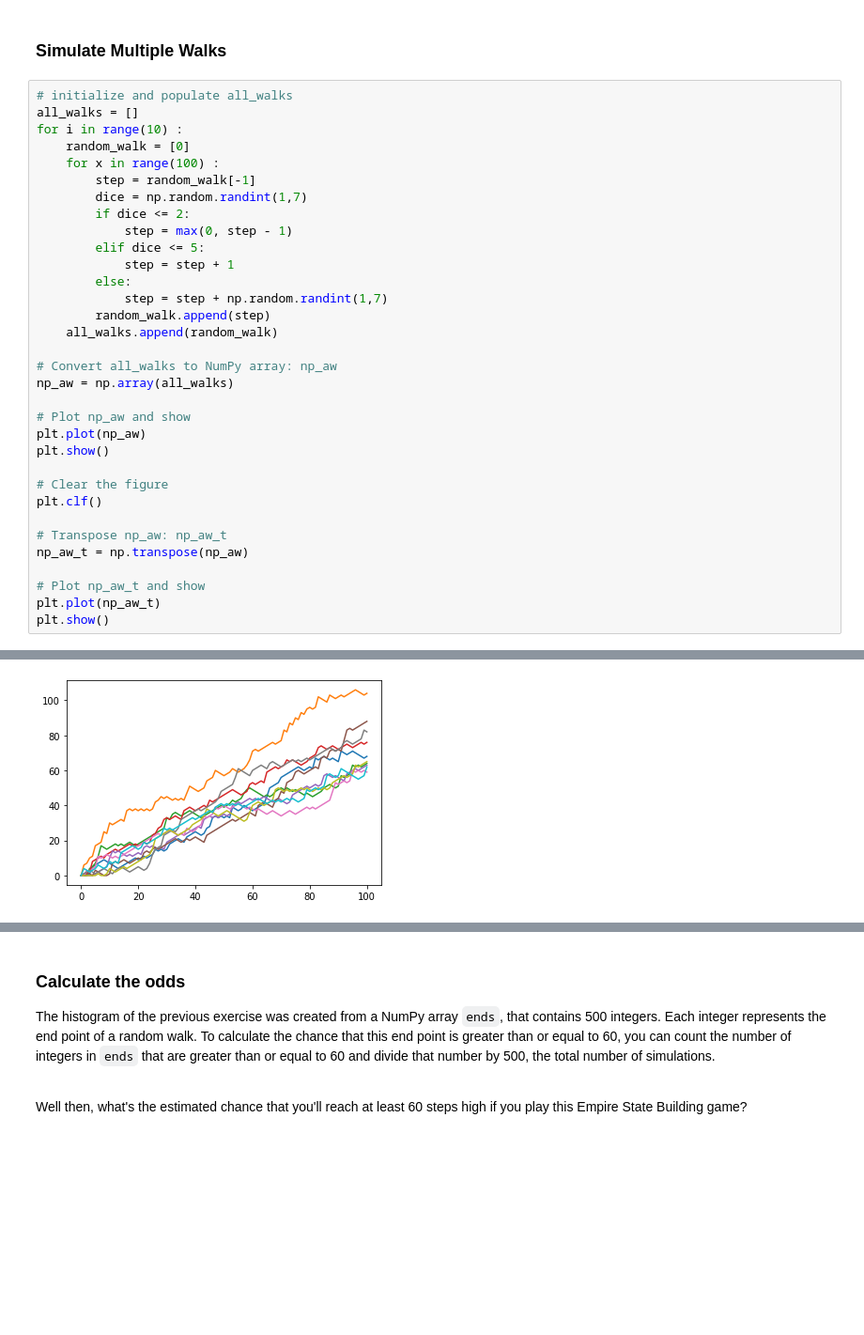
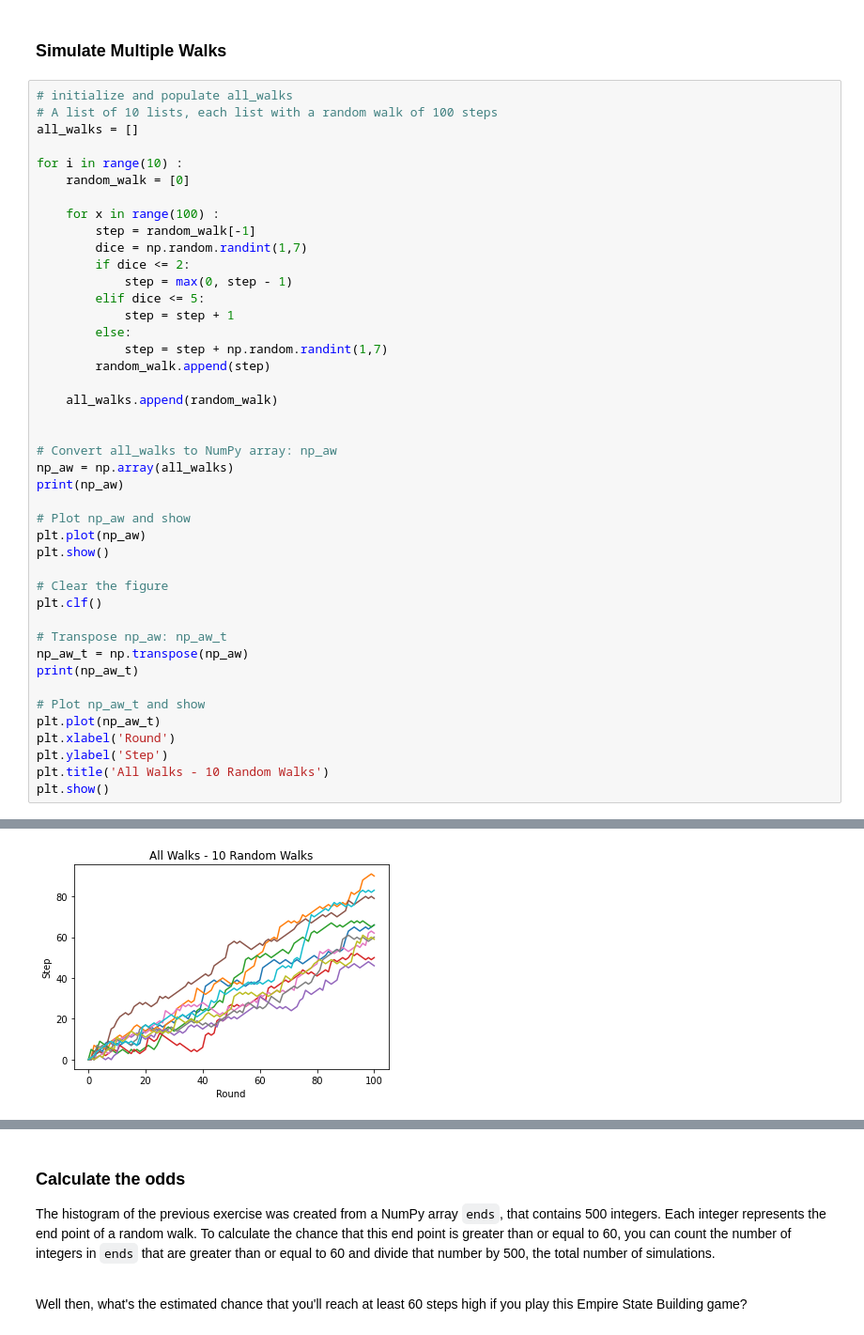
Before and after one commit to Isabmma/Case-Study-Hacker-Statistics, a Jupyter notebook: 2_hacker_statistics.ipynb, the cells around one changed output, grey strips where cells are left out. Shown: that part at 94% size. Saved outputs shown, nothing was run; the diff lists cells and outputs as text; blank space fills up the shorter version.

```diff
--- a/2_hacker_statistics.ipynb
+++ b/2_hacker_statistics.ipynb
@@ -88,9 +91,12 @@ plt.show()
 ### Simulate Multiple Walks
 # %%
 # initialize and populate all_walks
+# A list of 10 lists, each list with a random walk of 100 steps
 all_walks = []
+
 for i in range(10) :
     random_walk = [0]
+
     for x in range(100) :
         step = random_walk[-1]
         dice = np.random.randint(1,7)
@@ -101,10 +107,13 @@ for i in range(10) :
         else:
             step = step + np.random.randint(1,7)
         random_walk.append(step)
+
     all_walks.append(random_walk)
+
 
 # Convert all_walks to NumPy array: np_aw
 np_aw = np.array(all_walks)
+print(np_aw)
 
 # Plot np_aw and show
 plt.plot(np_aw)
@@ -115,8 +124,12 @@ plt.clf()
 
 # Transpose np_aw: np_aw_t
 np_aw_t = np.transpose(np_aw)
+print(np_aw_t)
 
 # Plot np_aw_t and show
 plt.plot(np_aw_t)
+plt.xlabel('Round')
+plt.ylabel('Step')
+plt.title('All Walks - 10 Random Walks')
 plt.show()
 # %% [output]
@@ -124,4 +151,4 @@ plt.show()
-[figure, old version]
+[figure, new version]
 # %%
 # Simulate random walk 250 times
 all_walks = []
```
Also changed, not shown: parts of 7 cells of this notebook.
